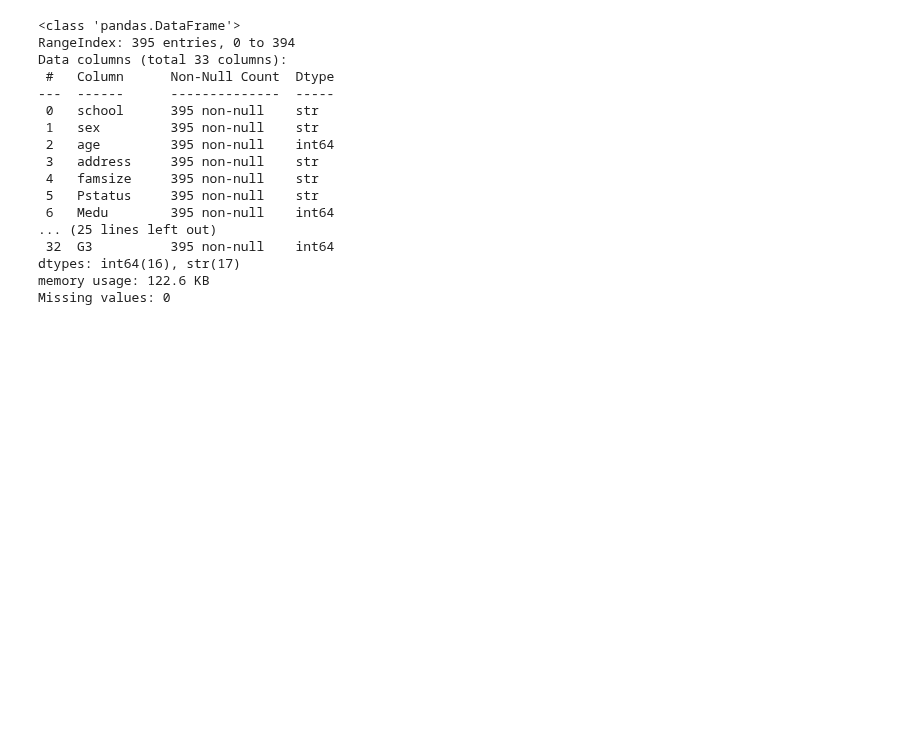
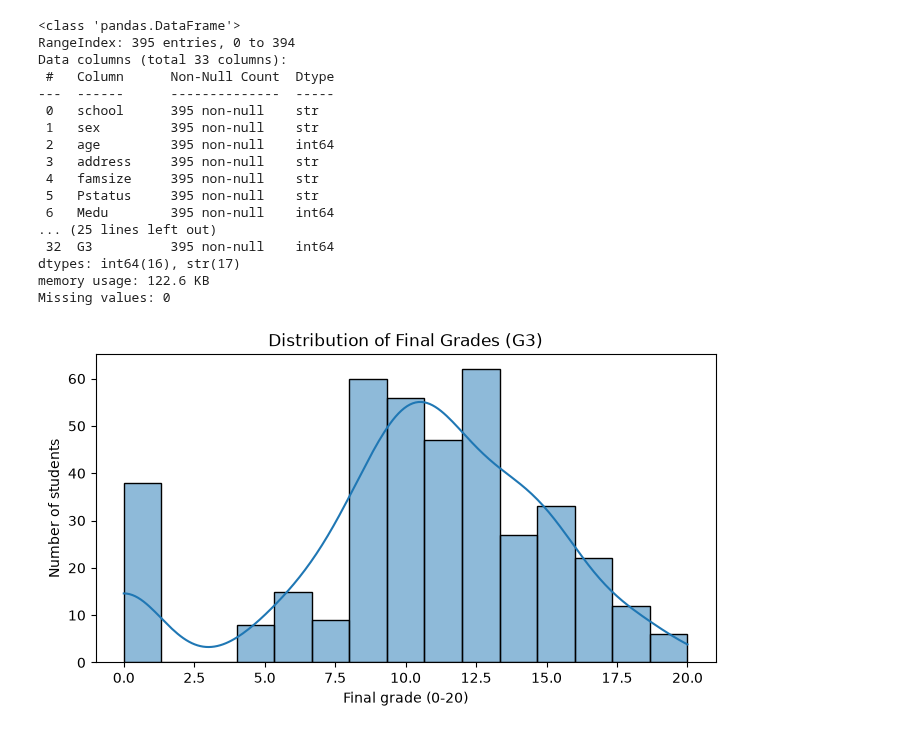
Before and after one commit to ismirtibohara/student-performance-predictor, a Jupyter notebook: notebooks/week1_eda.ipynb, the cells around one changed output. Drawn from its saved outputs; the diff is of its cells as text; code cells hidden in the pictures; blank space fills up the shorter version.

Commit message:
Add grade distribution chart and failures analysis

```diff
--- a/notebooks/week1_eda.ipynb
+++ b/notebooks/week1_eda.ipynb
@@ -52,3 +52,15 @@ Data columns (total 33 columns):
 dtypes: int64(16), str(17)
 memory usage: 122.6 KB
 Missing values: 0
+# %%
+import matplotlib.pyplot as plt
+import seaborn as sns
+
+plt.figure(figsize=(8, 4))
+sns.histplot(df["G3"], bins=15, kde=True)
+plt.title("Distribution of Final Grades (G3)")
+plt.xlabel("Final grade (0-20)")
+plt.ylabel("Number of students")
+plt.show()
+# %% [output]
+[figure, added]
```
Also changed, not shown: parts of 3 cells of this notebook.
